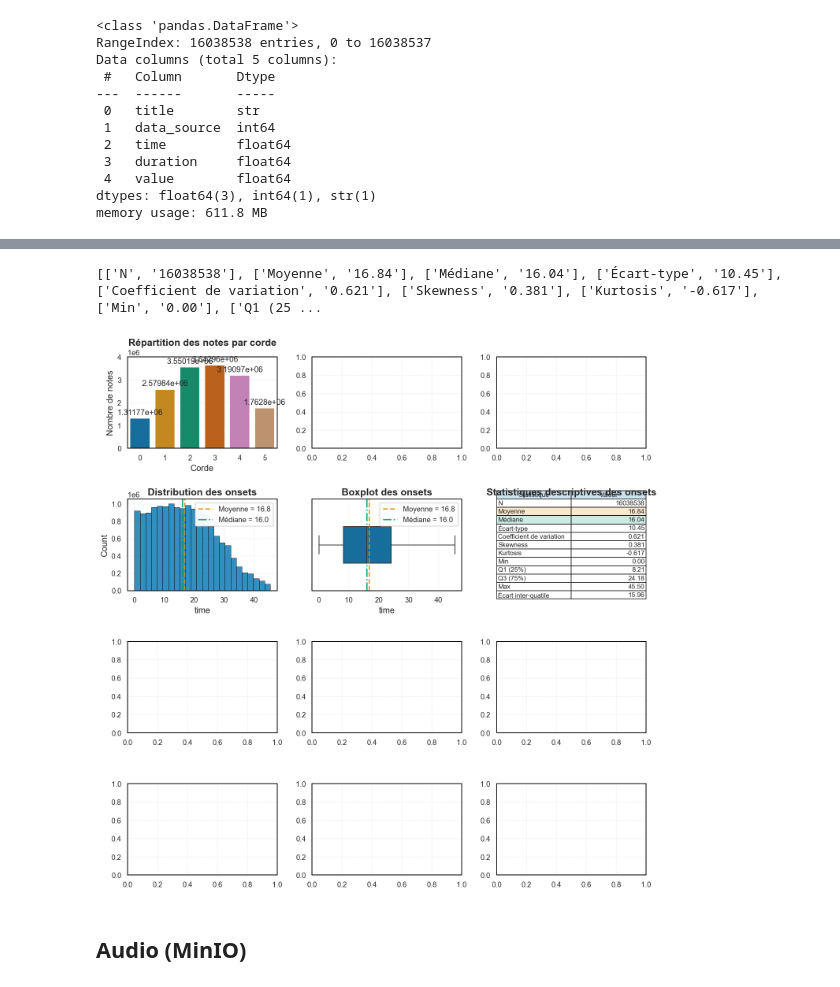
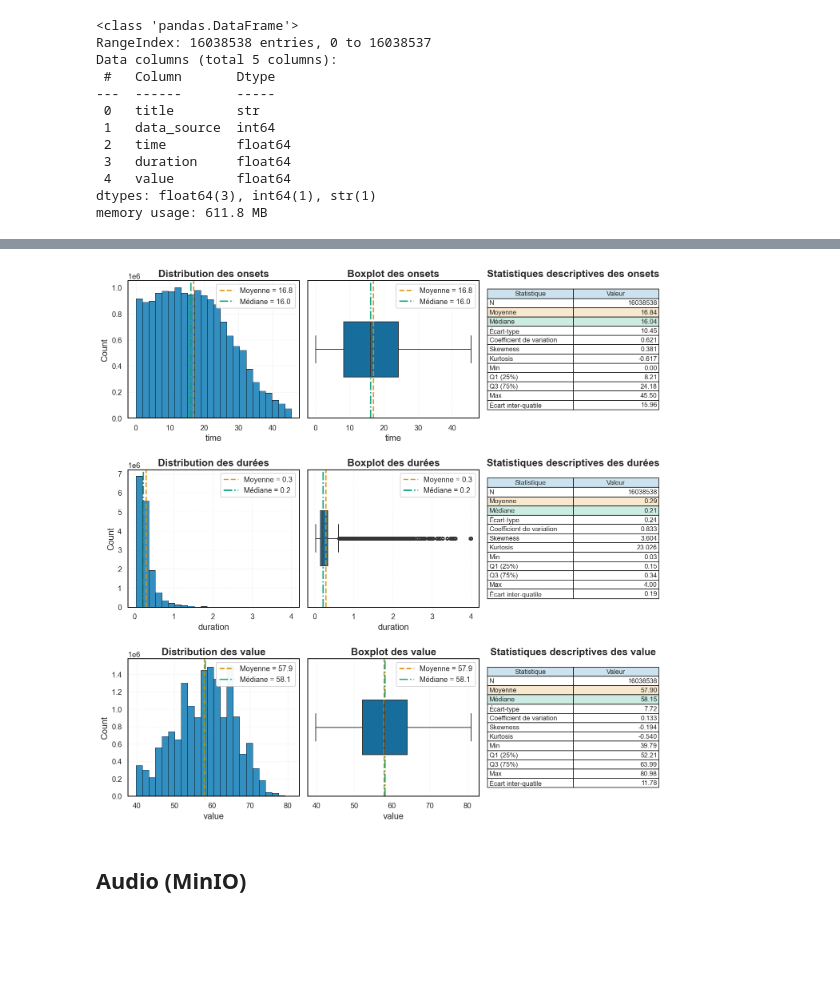
Before and after one commit to DamienDESSAUX-M2i/M2i_CDSD_Projet, a Jupyter notebook: app/notebooks/01_EDA_GuitarSet.ipynb, the cells around one changed output, grey strips where cells are left out. Saved outputs shown, nothing was run; the diff lists cells and outputs as text; code cells hidden in the pictures; blank space fills up the shorter version.

Commit message:
[wip] EDA save figure

```diff
--- a/app/notebooks/01_EDA_GuitarSet.ipynb
+++ b/app/notebooks/01_EDA_GuitarSet.ipynb
@@ -774,3 +807,11 @@ Data columns (total 5 columns):
  4   value        float64
 dtypes: float64(3), int64(1), str(1)
 memory usage: 611.8 MB
+# %%
+STRINGS_MAP = {0: "E2", 1: "A2", 2: "D3", 3: "G3", 4: "B3", 5: "E4"}
+
+df_annotation["string"] = df_annotation["data_source"].apply(
+    lambda x: STRINGS_MAP.get(x, "UNKNOWN")
+)
+
+df_annotation["value_int"] = df_annotation["value"].astype(int)
@@ -776,0 +961,8 @@ memory usage: 611.8 MB
+# %%
+df_annotation["simultaneous_group"] = (
+    df_annotation.groupby("title")["time"].diff().gt(0.01).cumsum()
+)
+
+polyphony = df_annotation.groupby(["title", "simultaneous_group"]).size()
+
+polyphony.describe()
@@ -777,48 +983,56 @@ memory usage: 611.8 MB
 # %%
-data_source = df_annotation.groupby("data_source").size()
-time = df_annotation.groupby("data_source").size()
-
-fig, axes = plt.subplots(4, 3, figsize=(12, 12))
+fig, axes = plt.subplots(3, 3, figsize=(12, 12))
 
 # ===
-# Répartition des notes
+# Distribution des onsets (time)
 # ===
 ax1 = axes[0, 0]
-barplot = sns.barplot(
-    x=data_source.index,
-    y=data_source.values,
-    palette=COLORBLIND_PALETTE[:6],
-    hue=data_source.index,
-    legend=False,
-    ax=ax1,
-)
-ax1.set_title("Répartition des notes par corde")
-ax1.set_xlabel("Corde")
-ax1.set_ylabel("Nombre de notes")
-ax1.set_ylim(0, 4 * 10**6)
+create_histplot(ax=ax1, df=df_annotation, column="time")
+ax1.set_title("Distribution des onsets")
 
-for container in barplot.containers:
-    barplot.bar_label(container, padding=3)
+ax2 = axes[0, 1]
+create_boxplot(ax2, df_annotation, "time")
+ax2.set_title("Boxplot des onsets")
+
+ax3 = axes[0, 2]
+create_stats_panel(ax3, df_annotation, "time")
+ax3.set_title("Statistiques descriptives des onsets")
 
 # ===
-# Distribution des tempi
+# Distribution des durées
 # ===
 ax4 = axes[1, 0]
-create_histplot(ax=ax4, df=df_annotation, column="time")
-ax4.set_title("Distribution des onsets")
+create_histplot(ax=ax4, df=df_annotation, column="duration")
+ax4.set_title("Distribution des durées")
 
 ax5 = axes[1, 1]
-create_boxplot(ax5, df_annotation, "time")
-ax5.set_title("Boxplot des onsets")
+create_boxplot(ax5, df_annotation, "duration")
+ax5.set_title("Boxplot des durées")
 
 ax6 = axes[1, 2]
-create_stats_panel(ax6, df_annotation, "time")
-ax6.set_title("Statistiques descriptives des onsets")
+create_stats_panel(ax6, df_annotation, "duration")
+ax6.set_title("Statistiques descriptives des durées")
+
+# ===
+# Distribution des pitch (value)
+# ===
+ax7 = axes[2, 0]
+create_histplot(ax=ax7, df=df_annotation, column="value")
+ax7.set_title("Distribution des value")
+
+ax8 = axes[2, 1]
+create_boxplot(ax8, df_annotation, "value")
+ax8.set_title("Boxplot des value")
+
+ax9 = axes[2, 2]
+create_stats_panel(ax9, df_annotation, "value")
+ax9.set_title("Statistiques descriptives des value")
 
 plt.tight_layout()
+plt.savefig((FIGURES_DIR / "annotation_data_sources_distributions.png").as_posix())
+plt.show()
 # %% [output]
-[['N', '16038538'], ['Moyenne', '16.84'], ['Médiane', '16.04'], ['Écart-type', '10.45'], ['Coefficient de variation', '0.621'], ['Skewness', '0.381'], ['Kurtosis', '-0.617'], ['Min', '0.00'], ['Q1 (25 ...
-[figure, old version]
+[figure, new version]
 # %% [markdown]
 ## Audio (MinIO)
 # %%
```
Also changed, not shown: parts of 14 cells of this notebook, 7 other files.
